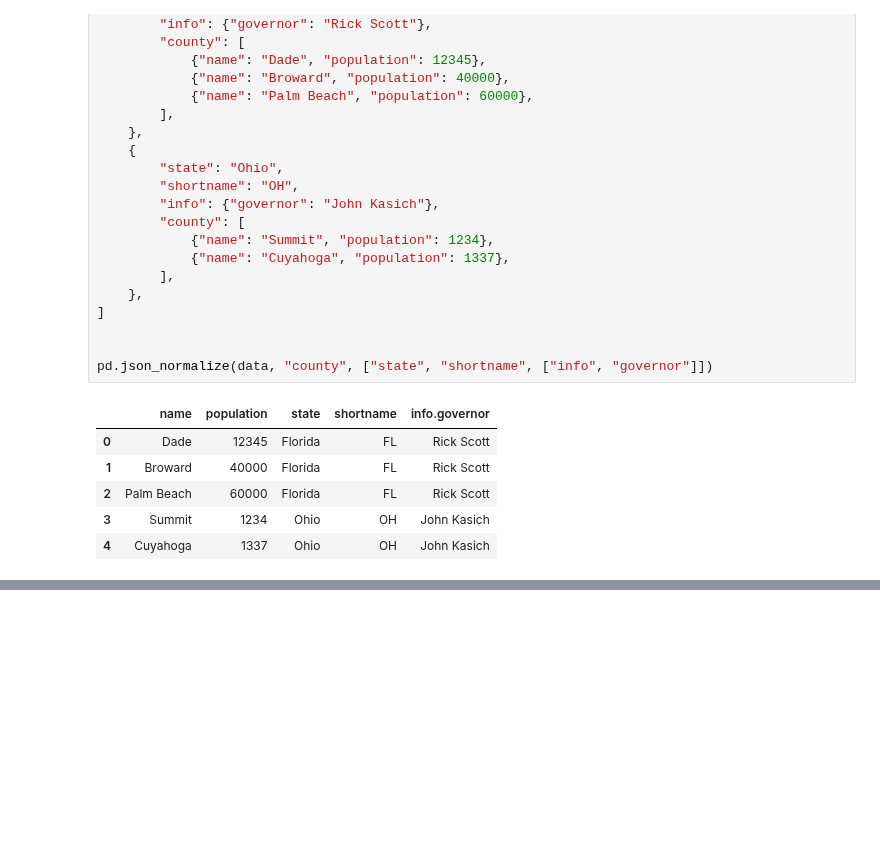
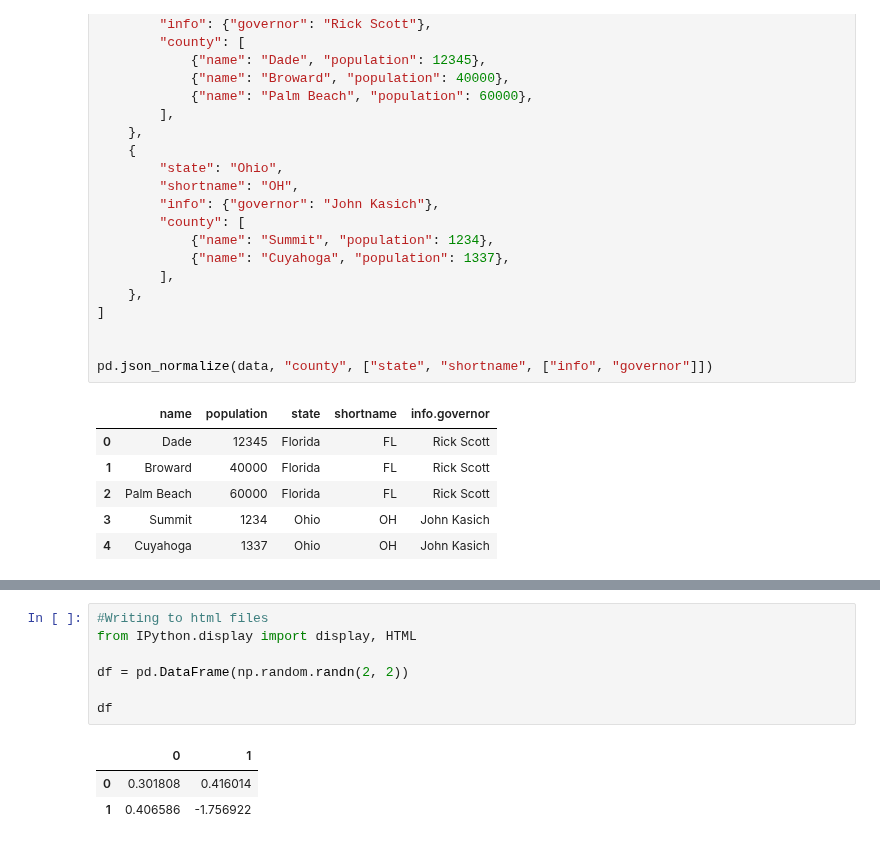
Before and after one commit to manasesmutembei11/ML, a Jupyter notebook: pandas/io_tools.ipynb, the cells around one changed output, grey strips where cells are left out. Drawn from its saved outputs; the diff is of its cells as text; blank space fills up the shorter version.

```diff
--- a/pandas/io_tools.ipynb
+++ b/pandas/io_tools.ipynb
@@ -360,0 +383,11 @@ pd.json_normalize(data, "county", ["state", "shortname", ["info", "governor"]])
+# %%
+#Writing to html files
+from IPython.display import display, HTML
+
+df = pd.DataFrame(np.random.randn(2, 2))
+
+df
+# %% [output]
+|  | 0 | 1 |
+| 0 | 0.301808 | 0.416014 |
+| 1 | 0.406586 | -1.756922 |
```
Also changed, not shown: parts of 8 cells of this notebook, 1 other file.
